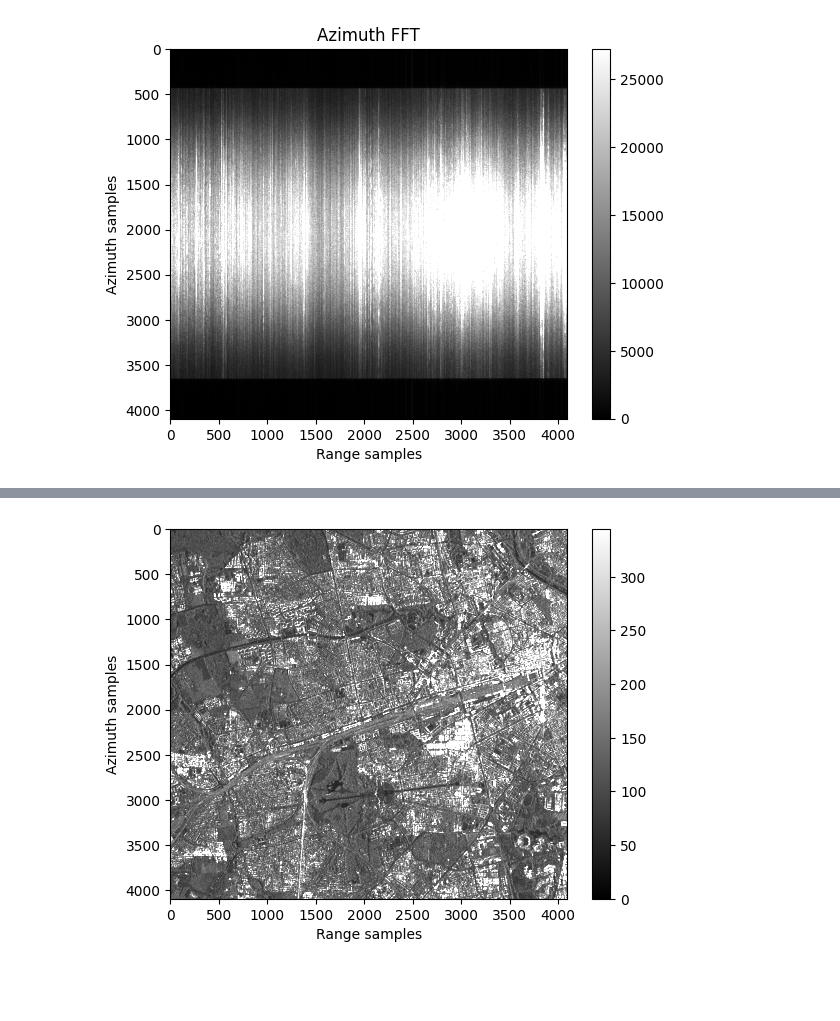
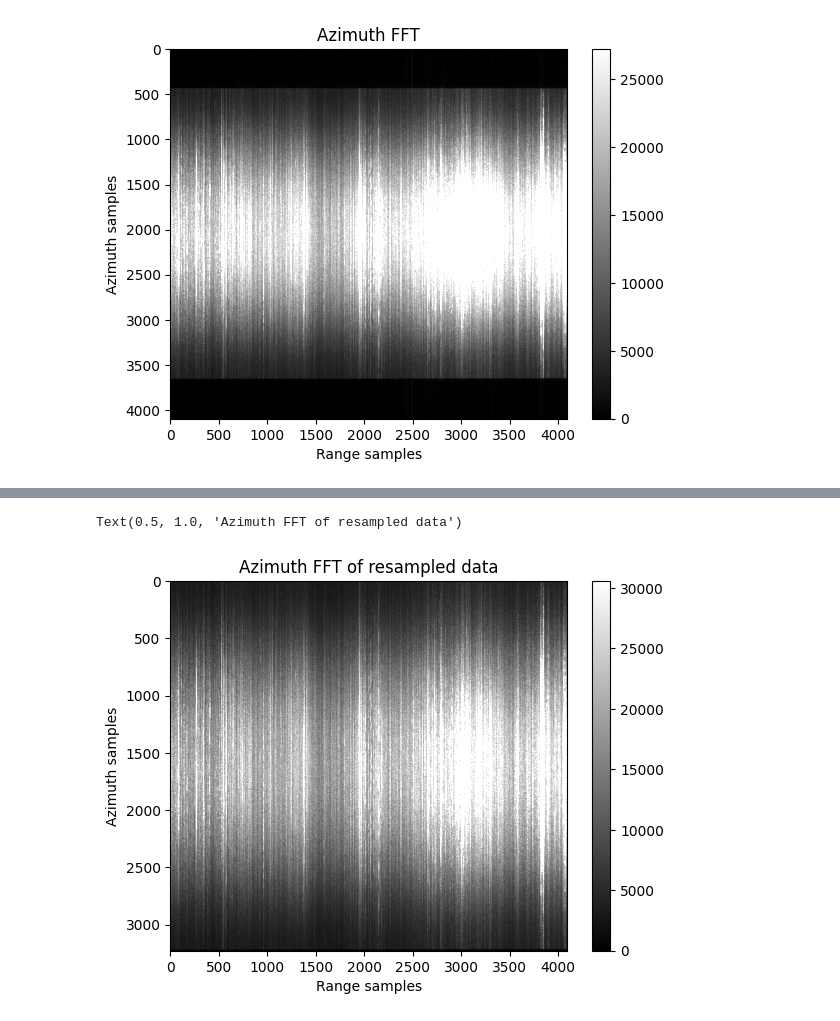
Before and after one commit to vini-fda/sar_analysis, a Jupyter notebook: process.ipynb, the cells around one changed output, grey strips where cells are left out. Saved outputs shown, nothing was run; the diff lists cells and outputs as text; code cells hidden in the pictures; blank space fills up the shorter version.

```diff
--- a/process.ipynb
+++ b/process.ipynb
@@ -28 +49,3 @@ print(f"{n_az} x {n_rg} samples")
+# %%
+energy_in = np.sum(np.abs(complex_refl)**2)
 # %%
@@ -130,0 +194,6 @@ plt.show()
+# %%
+pbw = 2600 # processed Doppler bandwidth [Hz]
+# we'll downsample the data using the scipy resample function
+# the new number of samples is given by the formula:
+n_az_new = ceil(n_az * pbw / PRF)
+print(f"New number of samples: {n_az_new}")
@@ -130,0 +218,26 @@ plt.show()
+# %%
+s_1_resampled = fftshift(fft(complex_refl_resampled, axis=0), axes=0)
+f_dopp_rs = np.linspace(-pbw/2,pbw/2,n_az_new)
+# plot
+fig, axs = plt.subplots(2, 1, layout='constrained')
+fig.set_size_inches(12, 8)
+axs[0].plot(f_dopp_rs, np.abs(s_1_resampled[:,0]))
+axs[0].axvline(x=-pbw/2,color="red")
+axs[0].axvline(x=pbw/2,color="red")
+axs[0].set_xlabel("Doppler frequency [Hz]")
+axs[0].set_ylabel("Amplitude")
+axs[0].set_title(f"Frequency plot of the resampled data with pbw={pbw} Hz")
+secax = axs[0].secondary_xaxis(-0.2, functions=(lambda x: (x/pbw+1/2)*n_az_new, lambda x: x))
+secax.set_xlabel("Sample index ($k$)")
+axs[0].grid()
+# plot original data
+f_dopp = np.linspace(-PRF/2,PRF/2,n_az)
+axs[1].plot(f_dopp, np.abs(s_1[:,0]))
+axs[1].axvline(x=-pbw/2,color="red")
+axs[1].axvline(x=pbw/2,color="red")
+axs[1].set_xlabel("Doppler frequency [Hz]")
+axs[1].set_ylabel("Amplitude")
+axs[1].set_title(f"Frequency plot of the original data (pbw={pbw} Hz shown in red for illustrative purposes)")
+secax = axs[1].secondary_xaxis(-0.2, functions=(lambda x: (x/PRF+1/2)*n_az, lambda x: x))
+secax.set_xlabel("Sample index ($k$)")
+axs[1].grid()
@@ -131,15 +246,10 @@ plt.show()
 # %%
-# Reconstruct the image with the inverse FFT
-rc = np.fft.ifft(s_1, axis=0)
-
-# Mean value of the amplitude
-mean_value_rc = np.mean(np.abs(rc))
-
 plt.figure()
-plt.imshow(np.abs(rc),vmin=0,vmax=2*mean_value_rc,aspect="auto",cmap="gray")
+plt.imshow(np.abs(s_1_resampled),vmin=0,vmax=2*np.mean(np.abs(s_1_resampled)),aspect="auto",cmap="gray")
 plt.xlabel("Range samples")
 plt.ylabel("Azimuth samples")
 plt.colorbar()
-plt.show()
+plt.title("Azimuth FFT of resampled data")
 # %% [output]
+Text(0.5, 1.0, 'Azimuth FFT of resampled data')
-[figure, old version]
+[figure, new version]
```
Also changed, not shown: parts of 15 cells of this notebook.
